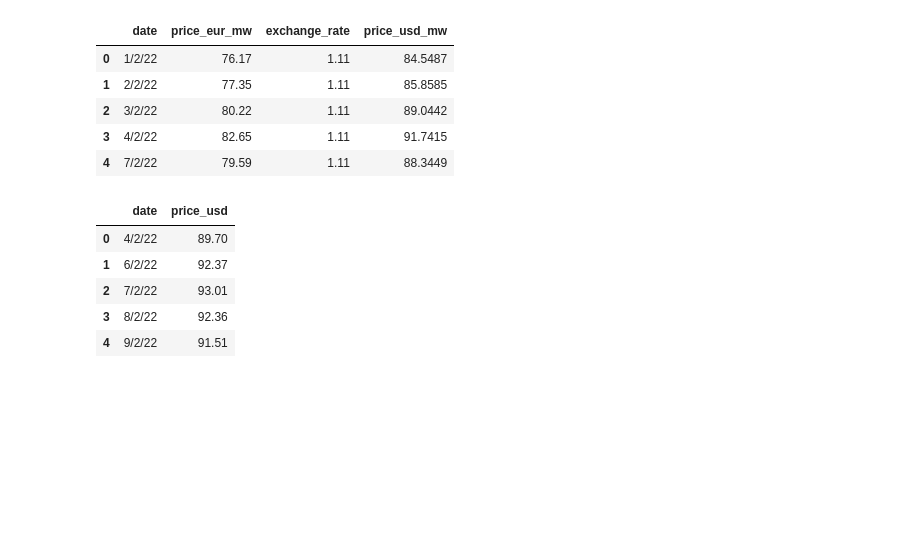
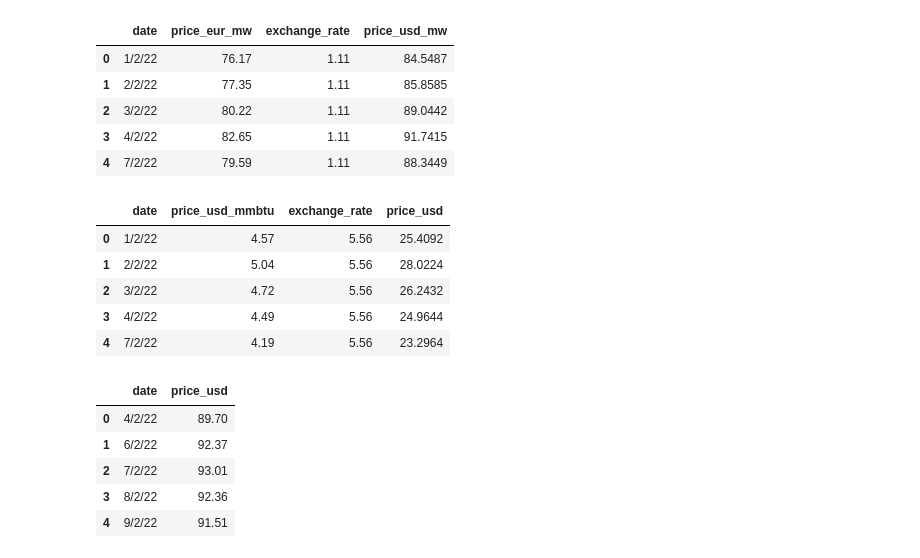
Before and after one commit to mnperic/russia-ukraine-indicators, a Jupyter notebook: russia_charts.ipynb, the cells around one changed output. Drawn from its saved outputs; the diff is of its cells as text; code cells hidden in the pictures; blank space fills up the shorter version.

```diff
--- a/russia_charts.ipynb
+++ b/russia_charts.ipynb
@@ -18,8 +18,11 @@ inflation_monthly_df = pd.read_csv(inflation_monthly_path)
 inflation_yoy_path = "Resources/inflation_year_over_year.csv"
 inflation_yoy_df = pd.read_csv(inflation_yoy_path)
 
-gas_price_path = "Resources/gas_dutch.csv"
-gas_df = pd.read_csv(gas_price_path)
+gas_dutch_price_path = "Resources/gas_dutch.csv"
+gas_dutch_df = pd.read_csv(gas_dutch_price_path)
+
+gas_nymex_price_path = "Resources/nymex_natural_gas.csv"
+gas_nymex_df = pd.read_csv(gas_nymex_price_path)
 
 oil_espo_path = "Resources/oil_espo.csv"
 oil_espo_df = pd.read_csv(oil_espo_path)
@@ -66,6 +69,16 @@ gas_df.head()
 | 2 | 3/2/22 | 80.22 | 1.11 | 89.0442 |
 | 3 | 4/2/22 | 82.65 | 1.11 | 91.7415 |
 | 4 | 7/2/22 | 79.59 | 1.11 | 88.3449 |
+# %%
+# Preview gas_nymex
+gas_nymex_df.head()
+# %% [output]
+|  | date | price_usd_mmbtu | exchange_rate | price_usd |
+| 0 | 1/2/22 | 4.57 | 5.56 | 25.4092 |
+| 1 | 2/2/22 | 5.04 | 5.56 | 28.0224 |
+| 2 | 3/2/22 | 4.72 | 5.56 | 26.2432 |
+| 3 | 4/2/22 | 4.49 | 5.56 | 24.9644 |
+| 4 | 7/2/22 | 4.19 | 5.56 | 23.2964 |
 # %%
 # Preview oil_espo
 oil_espo_df.head()
```
Also changed, not shown: parts of 4 cells of this notebook, 4 other files.
